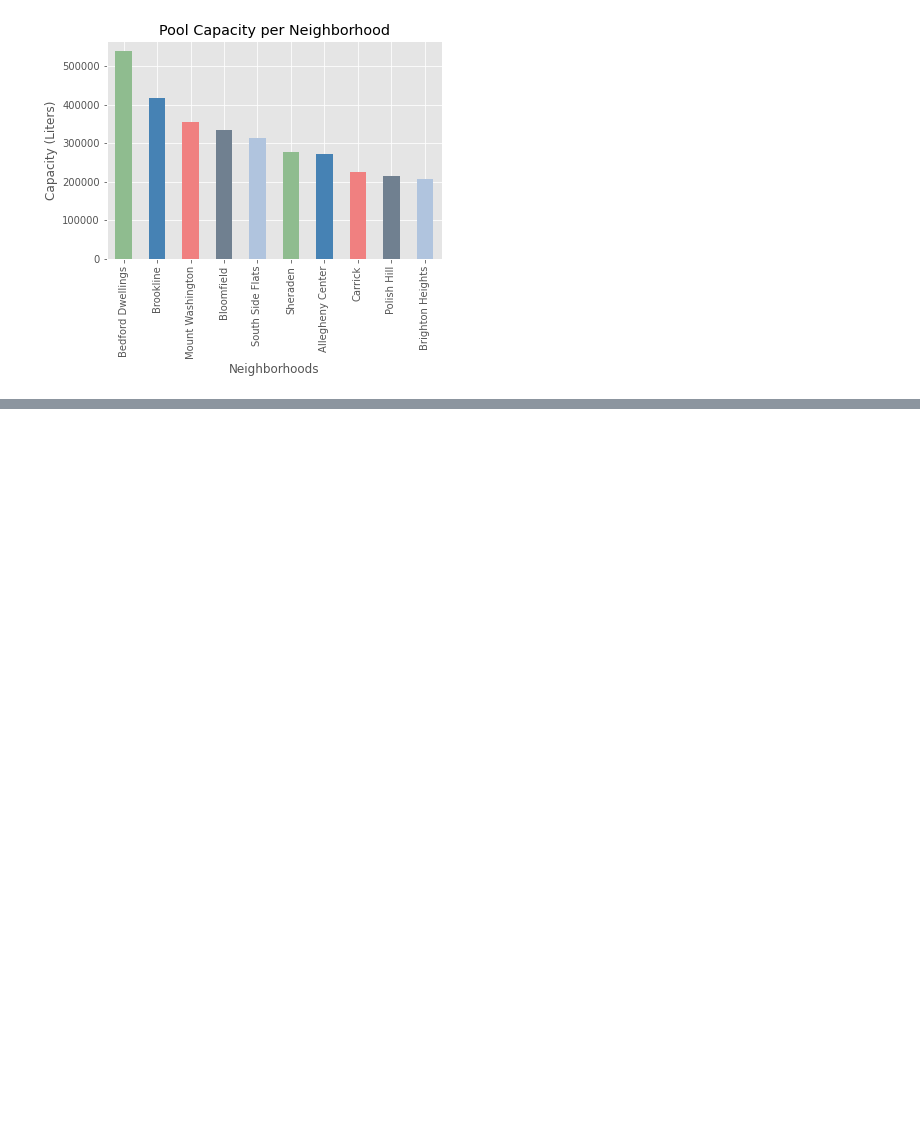
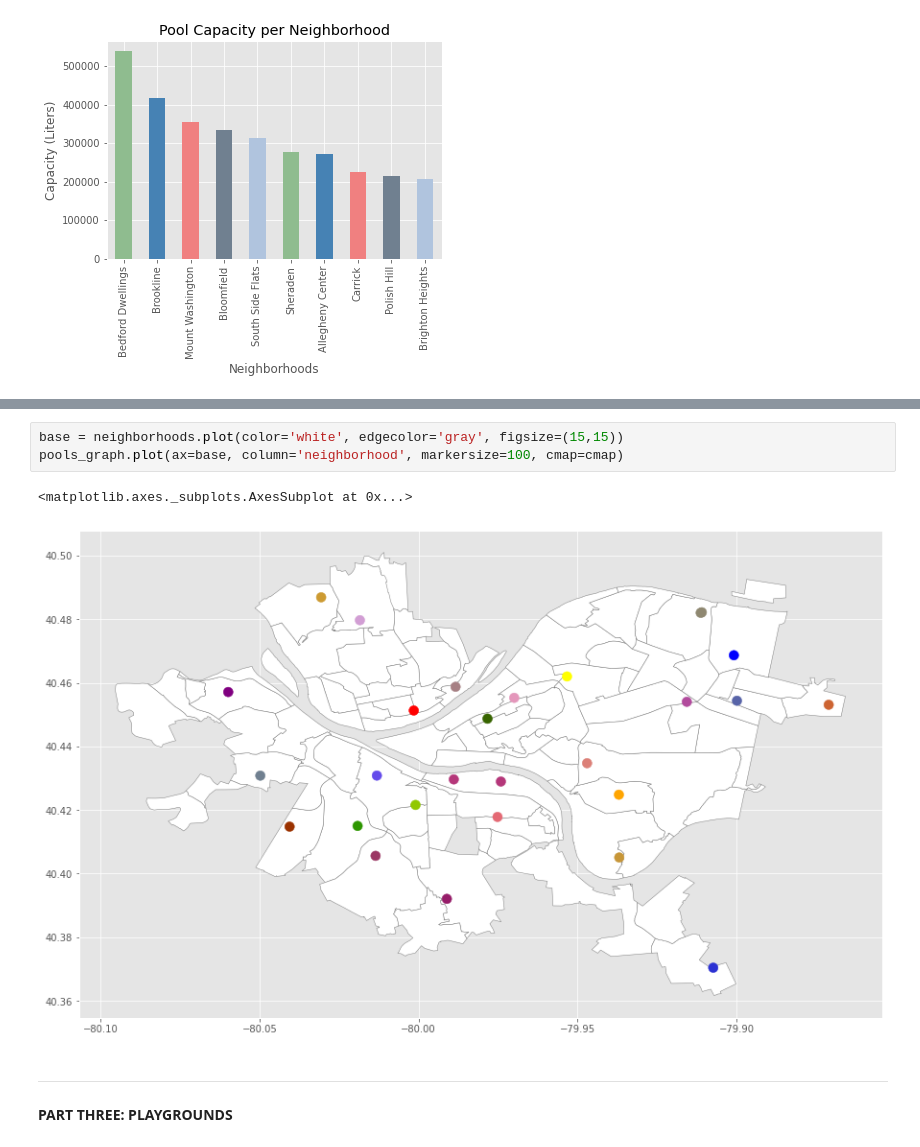
Before and after one commit to mis250/Final-Project, a Jupyter notebook: TheBestNeighborhood.ipynb, the cells around one changed output, grey strips where cells are left out. Saved outputs shown, nothing was run; the diff lists cells and outputs as text; blank space fills up the shorter version.

```diff
--- a/TheBestNeighborhood.ipynb
+++ b/TheBestNeighborhood.ipynb
@@ -222,0 +260,10 @@ Text(0, 0.5, 'Capacity (Liters)')
+# %%
+base = neighborhoods.plot(color='white', edgecolor='gray', figsize=(15,15))
+pools_graph.plot(ax=base, column='neighborhood', markersize=100, cmap=cmap)
+# %% [output]
+<matplotlib.axes._subplots.AxesSubplot at 0x...>
+[figure, added]
+# %% [markdown]
+__________________________________________________________________________________________________________________________________
+# %% [markdown]
+**PART THREE: PLAYGROUNDS**
```
Also changed, not shown: parts of 38 cells of this notebook, 2 other files.
